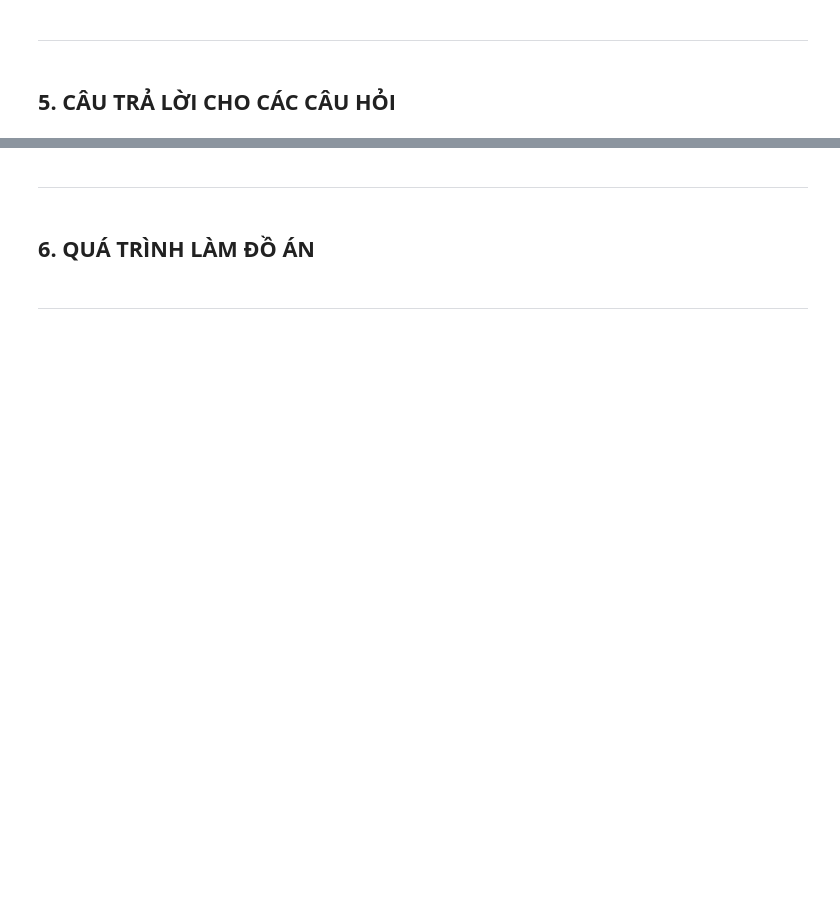
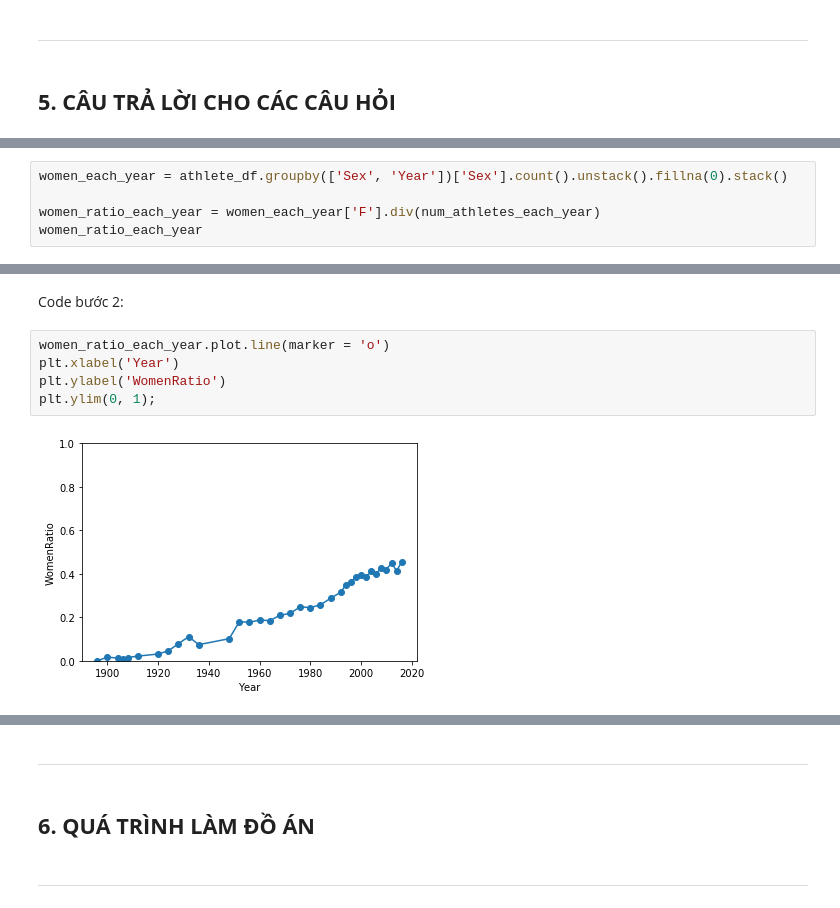
Before and after one commit to dtdung88/DSP-FinalProject, a Jupyter notebook: 1612908-DangTienDung.ipynb, the cells around one changed output, grey strips where cells are left out. Cells and saved outputs as stored; diff of their text form; blank space fills up the shorter version.

```diff
--- a/1612908-DangTienDung.ipynb
+++ b/1612908-DangTienDung.ipynb
@@ -217,0 +270,5 @@ Sau khi khám phá và hiểu hơn về dữ liệu, có một số câu hỏi c
+# %%
+women_each_year = athlete_df.groupby(['Sex', 'Year'])['Sex'].count().unstack().fillna(0).stack()
+
+women_ratio_each_year = women_each_year['F'].div(num_athletes_each_year)
+women_ratio_each_year
@@ -217,0 +293,9 @@ Sau khi khám phá và hiểu hơn về dữ liệu, có một số câu hỏi c
+# %% [markdown]
+Code bước 2:
+# %%
+women_ratio_each_year.plot.line(marker = 'o')
+plt.xlabel('Year')
+plt.ylabel('WomenRatio')
+plt.ylim(0, 1);
+# %% [output]
+[figure, added]
```
Also changed, not shown: parts of 17 cells of this notebook.
